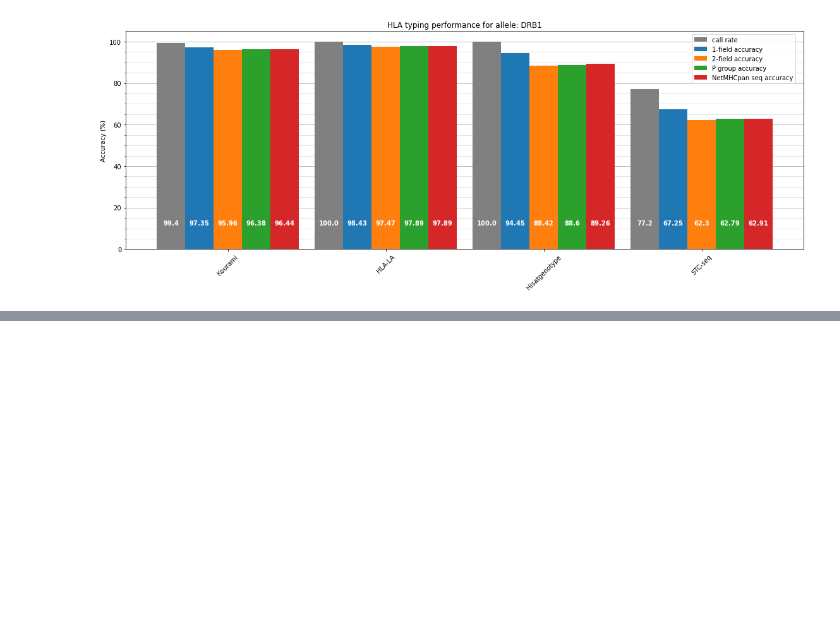
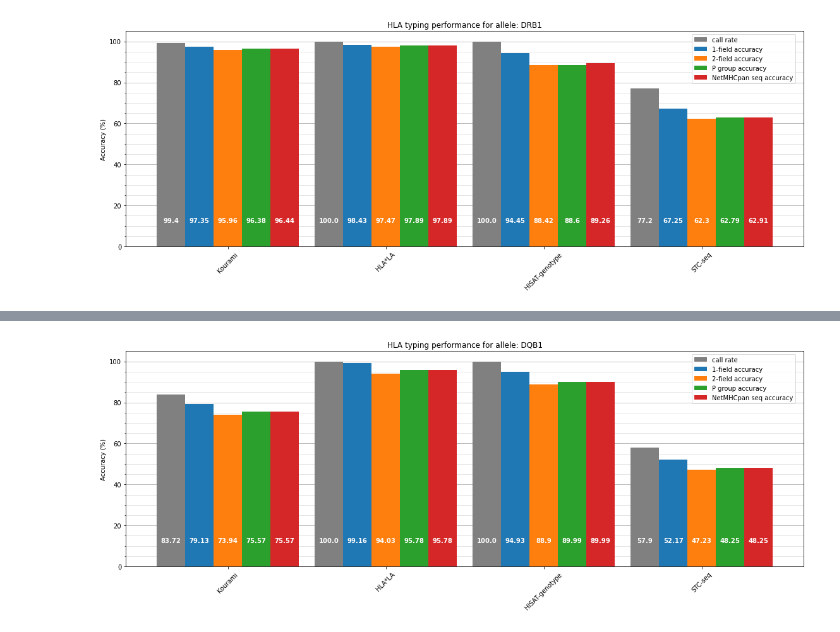
Before and after one commit to nikolasthuesen/hlatyping, a Jupyter notebook: result_parsing_and_plotting/Analysis_and_plotting_of_results_ALL_RESOLUTIONS.ipynb, the cells around one changed output, grey strips where cells are left out. Cells and saved outputs as stored; diff of their text form; code cells hidden in the pictures; blank space fills up the shorter version.

```diff
--- a/result_parsing_and_plotting/Analysis_and_plotting_of_results_ALL_RESOLUTIONS.ipynb
+++ b/result_parsing_and_plotting/Analysis_and_plotting_of_results_ALL_RESOLUTIONS.ipynb
@@ -197,3 +191,6 @@ make_plot_from_allele_list('DRB1')
 (<module 'matplotlib.pyplot' from 'C:\\Users\\nikol\\Anaconda3\\lib\\site-packages\\matplotlib\\pyplot.py'>,
  <AxesSubplot:title={'center':'HLA typing performance for allele: DRB1'}, ylabel='Accuracy (%)'>)
 [figure]
+# %%
+make_plot_from_allele_list('DQB1')
+# %% [output]
@@ -199,0 +199 @@ make_plot_from_allele_list('DRB1')
+[figure, added]
```
Also changed, not shown: parts of 6 cells of this notebook.
